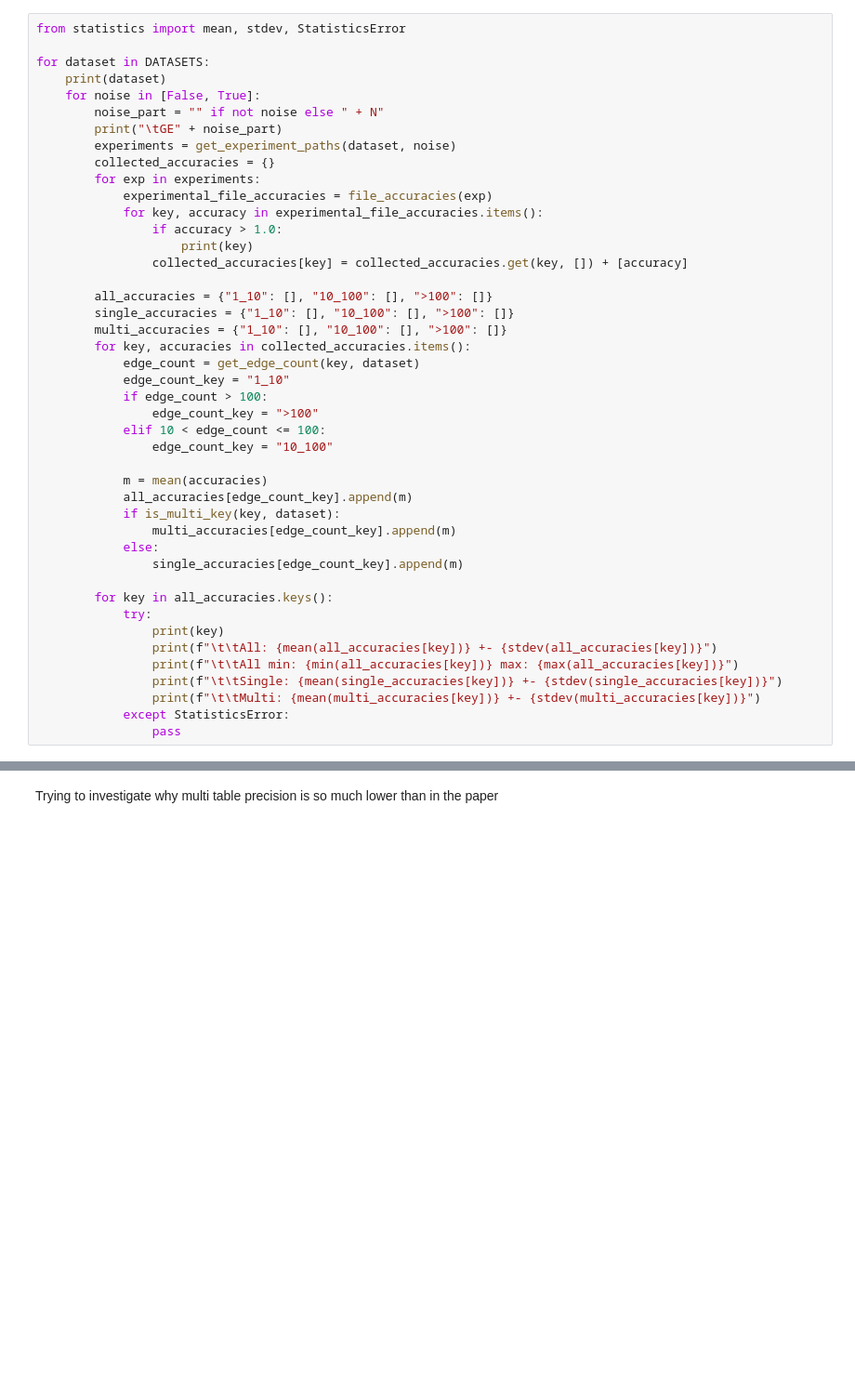
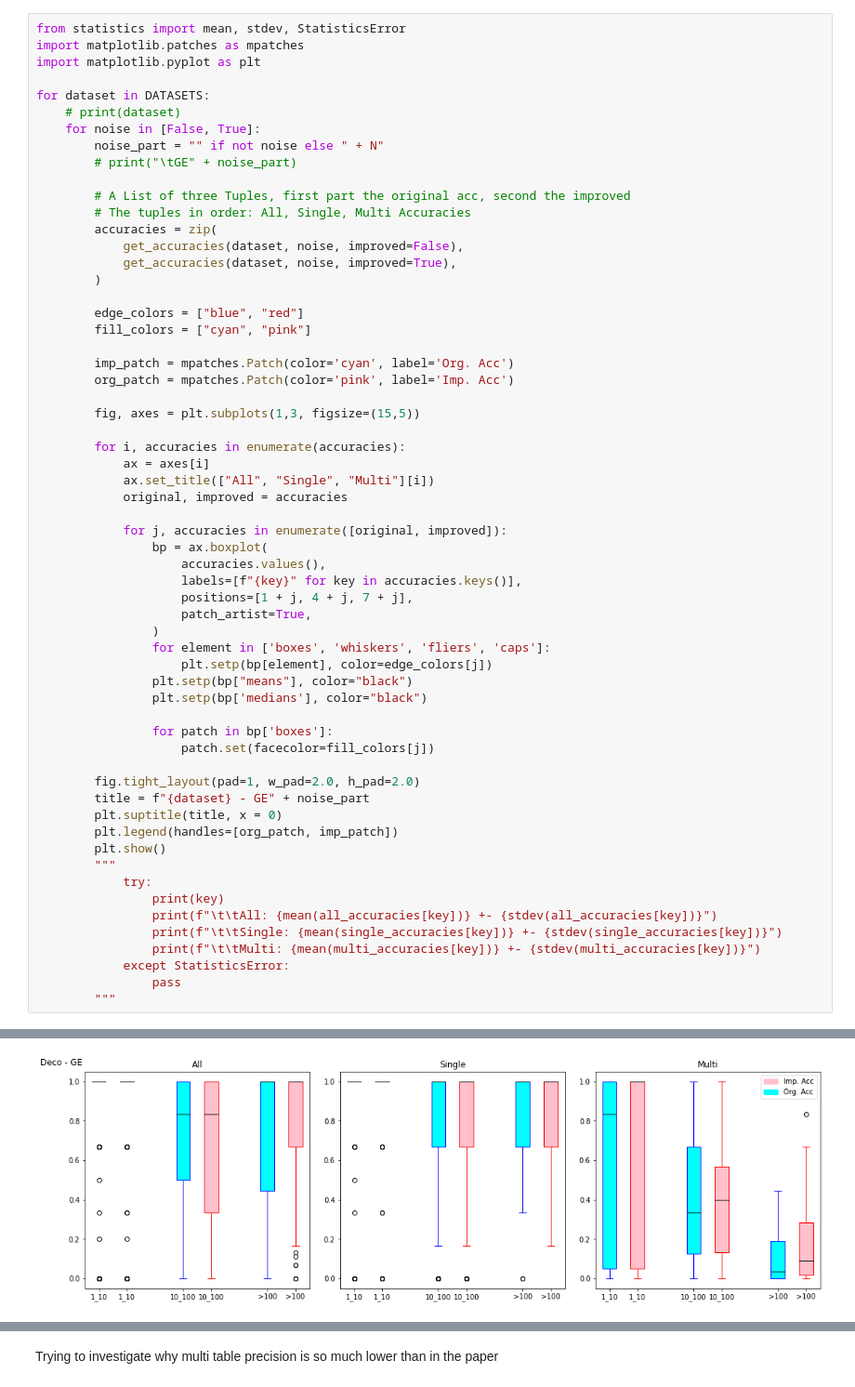
Before and after one commit to timgarrels/TableRecognition21, a Jupyter notebook: src/Cross Validation Precision.ipynb, the cells around one changed output, grey strips where cells are left out. Shown at 93% size. Cells and saved outputs as stored; diff of their text form; blank space fills up the shorter version.

```diff
--- a/src/Cross Validation Precision.ipynb
+++ b/src/Cross Validation Precision.ipynb
@@ -65,45 +278,61 @@ def get_experiment_paths(dataset, noise):
 # %%
 from statistics import mean, stdev, StatisticsError
+import matplotlib.patches as mpatches
+import matplotlib.pyplot as plt
 
 for dataset in DATASETS:
-    print(dataset)
+    # print(dataset)
     for noise in [False, True]:
         noise_part = "" if not noise else " + N"
-        print("\tGE" + noise_part)
-        experiments = get_experiment_paths(dataset, noise)
-        collected_accuracies = {}
-        for exp in experiments:
-            experimental_file_accuracies = file_accuracies(exp)
-            for key, accuracy in experimental_file_accuracies.items():
-                if accuracy > 1.0:
-                    print(key)
-                collected_accuracies[key] = collected_accuracies.get(key, []) + [accuracy]
+        # print("\tGE" + noise_part)
 
-        all_accuracies = {"1_10": [], "10_100": [], ">100": []}
-        single_accuracies = {"1_10": [], "10_100": [], ">100": []}
-        multi_accuracies = {"1_10": [], "10_100": [], ">100": []}
-        for key, accuracies in collected_accuracies.items():
-            edge_count = get_edge_count(key, dataset)
-            edge_count_key = "1_10"
-            if edge_count > 100:
-                edge_count_key = ">100"
-            elif 10 < edge_count <= 100:
-                edge_count_key = "10_100"
+        # A List of three Tuples, first part the original acc, second the improved
+        # The tuples in order: All, Single, Multi Accuracies
+        accuracies = zip(
+            get_accuracies(dataset, noise, improved=False),
+            get_accuracies(dataset, noise, improved=True),
+        )
 
-            m = mean(accuracies)
-            all_accuracies[edge_count_key].append(m)
-            if is_multi_key(key, dataset):
-                multi_accuracies[edge_count_key].append(m)
-            else:
-                single_accuracies[edge_count_key].append(m)
+        edge_colors = ["blue", "red"]
+        fill_colors = ["cyan", "pink"]
 
-        for key in all_accuracies.keys():
+        imp_patch = mpatches.Patch(color='cyan', label='Org. Acc')
+        org_patch = mpatches.Patch(color='pink', label='Imp. Acc')
+
+        fig, axes = plt.subplots(1,3, figsize=(15,5))
+
+        for i, accuracies in enumerate(accuracies):
+            ax = axes[i]
+            ax.set_title(["All", "Single", "Multi"][i])
+            original, improved = accuracies
+
+            for j, accuracies in enumerate([original, improved]):
+                bp = ax.boxplot(
+                    accuracies.values(),
+                    labels=[f"{key}" for key in accuracies.keys()],
+                    positions=[1 + j, 4 + j, 7 + j],
+                    patch_artist=True,
+                )
+                for element in ['boxes', 'whiskers', 'fliers', 'caps']:
+                    plt.setp(bp[element], color=edge_colors[j])
+                plt.setp(bp["means"], color="black")
+                plt.setp(bp['medians'], color="black")
+
+                for patch in bp['boxes']:
+                    patch.set(facecolor=fill_colors[j])
+
+        fig.tight_layout(pad=1, w_pad=2.0, h_pad=2.0)
+        title = f"{dataset} - GE" + noise_part
+        plt.suptitle(title, x = 0)
+        plt.legend(handles=[org_patch, imp_patch])
+        plt.show()
+        """
             try:
                 print(key)
                 print(f"\t\tAll: {mean(all_accuracies[key])} +- {stdev(all_accuracies[key])}")
-                print(f"\t\tAll min: {min(all_accuracies[key])} max: {max(all_accuracies[key])}")
                 print(f"\t\tSingle: {mean(single_accuracies[key])} +- {stdev(single_accuracies[key])}")
                 print(f"\t\tMulti: {mean(multi_accuracies[key])} +- {stdev(multi_accuracies[key])}")
             except StatisticsError:
                 pass
+        """
 # %% [output]
@@ -126,0 +339 @@ Deco
+[figure, added]
```
Also changed, not shown: parts of 8 cells of this notebook, 9 other files.
